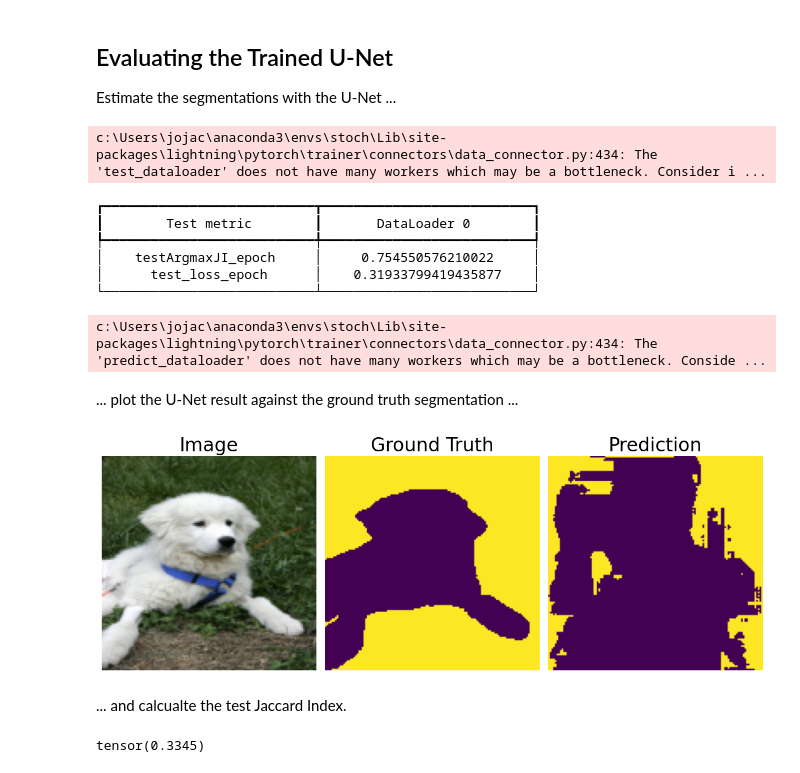
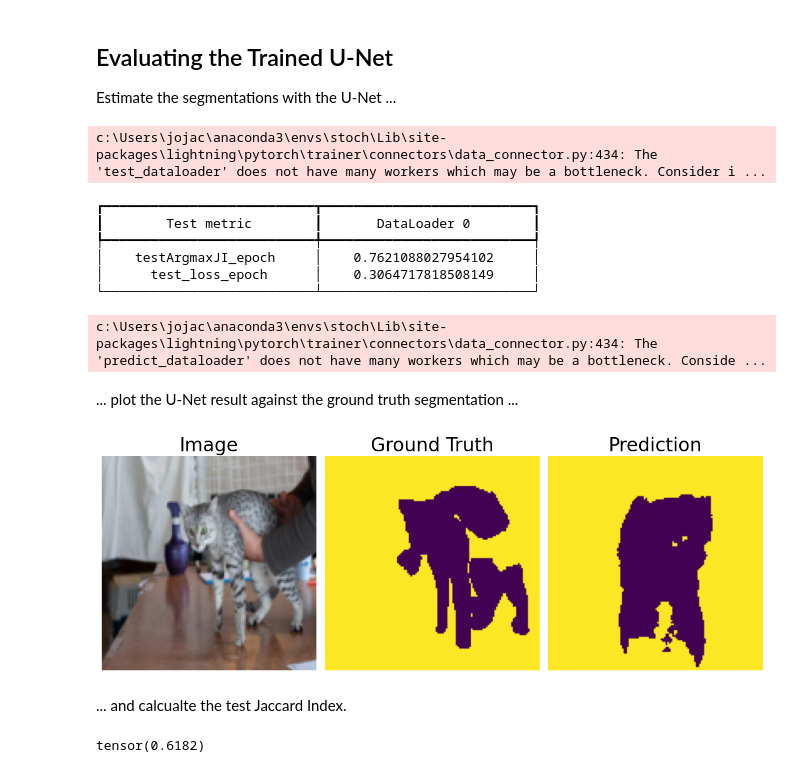
Before and after one commit to Jacob-sandstrom/TIF360_Advanced-machine-learning-with-neural-networks, a Jupyter notebook: HW3/Q4.ipynb, the cells around one changed output. Cells and saved outputs as stored; diff of their text form; code cells hidden in the pictures.

```diff
--- a/HW3/Q4.ipynb
+++ b/HW3/Q4.ipynb
@@ -327,7 +327,7 @@ import deeplay as dl
 ji_metric = ArgmaxJI(num_classes=3)
 
 unet = dl.UNet2d(
-    in_channels=3, channels=[128, 256, 512], out_channels=2, skip=dl.Cat(),
+    in_channels=3, channels=[1024, 512, 256, 128, 64], out_channels=2, skip=dl.Cat(),
 )
 # unet.encoder.postprocess.configure(torch.nn.MaxPool2d, kernel_size=2)
 # unet.decoder.preprocess.configure(torch.nn.ConvTranspose2d, in_channels=128, out_channels=128, kernel_size=(2, 2), stride=(2, 2))
@@ -387,11 +387,11 @@ from lightning.pytorch.loggers import CSVLogger
 # %%
 early_stop_unet_reg = unet_reg_template.create()
 
-early_stop = EarlyStopping(monitor="valArgmaxJI_epoch", mode="max", patience=3)
+early_stop = EarlyStopping(monitor="valArgmaxJI_epoch", mode="max", patience=5)
 early_stop_logger = CSVLogger("logs", name="train_until_stagnation")
 
-early_stop_trainer = dl.Trainer(max_epochs=20, logger=early_stop_logger,
-                                callbacks=[early_stop], log_every_n_steps=10)
+early_stop_trainer = dl.Trainer(max_epochs=100, logger=early_stop_logger,
+                                callbacks=[early_stop], log_every_n_steps=20)
 early_stop_trainer.fit(early_stop_unet_reg, train_loader, val_loader)
 # %% [output]
 ┏━━━┳━━━━━━━━━━━━━━━┳━━━━━━━━━━━━━━━━━━┳━━━━━━━━┳━━━━━━━┳━━━━━━━┓
@@ -437,33 +438,33 @@ c:\Users\jojac\anaconda3\envs\stoch\Lib\site-packages\lightning\pytorch\trainer\
 ┏━━━━━━━━━━━━━━━━━━━━━━━━━━━┳━━━━━━━━━━━━━━━━━━━━━━━━━━━┓
 ┃        Test metric        ┃       DataLoader 0        ┃
 ┡━━━━━━━━━━━━━━━━━━━━━━━━━━━╇━━━━━━━━━━━━━━━━━━━━━━━━━━━┩
-│    testArgmaxJI_epoch     │     0.754550576210022     │
-│      test_loss_epoch      │    0.31933799419435877    │
+│    testArgmaxJI_epoch     │    0.7621088027954102     │
+│      test_loss_epoch      │    0.3064717818508149     │
 └───────────────────────────┴───────────────────────────┘
 c:\Users\jojac\anaconda3\envs\stoch\Lib\site-packages\lightning\pytorch\trainer\connectors\data_connector.py:434: The 'predict_dataloader' does not have many workers which may be a bottleneck. Conside ...
 # %% [markdown]
 ... plot the U-Net result against the ground truth segmentation ...
 # %%
-test_image, test_seg = test_dataset[1]
+test_image, test_seg = test_dataset[100]
 
 fig, axs = plt.subplots(1, 3, figsize=(12, 9))
 
 axs[0].imshow(test_image.permute(1,2,0))
 axs[0].set_title("Image", fontsize=24)
 axs[0].set_axis_off()
 
 axs[1].imshow(test_seg.argmax(dim=0))
 axs[1].set_title("Ground Truth", fontsize=24)
 axs[1].set_axis_off()
 
 axs[2].imshow(pred_seg[0].argmax(dim=0))
 axs[2].set_title("Prediction", fontsize=24)
 axs[2].set_axis_off()
 
 plt.tight_layout()
 plt.show()
 # %% [output]
-[figure, old version]
+[figure, new version]
 # %% [markdown]
 ... and calcualte the test Jaccard Index.
 # %%
@@ -472,4 +473,4 @@ ji_seg = ji_metric(pred_seg[0].unsqueeze(0), test_seg.unsqueeze(0))
 
 print(ji_seg)
 # %% [output]
-tensor(0.3345)
+tensor(0.6182)
```
Also changed, not shown: parts of 4 cells of this notebook.
